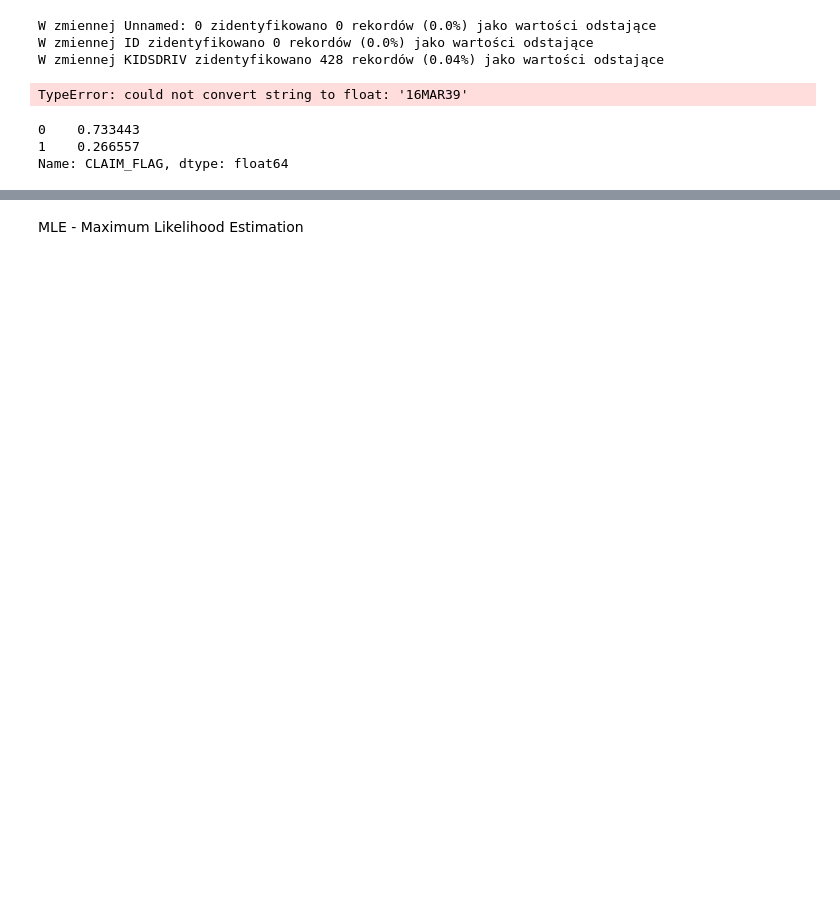
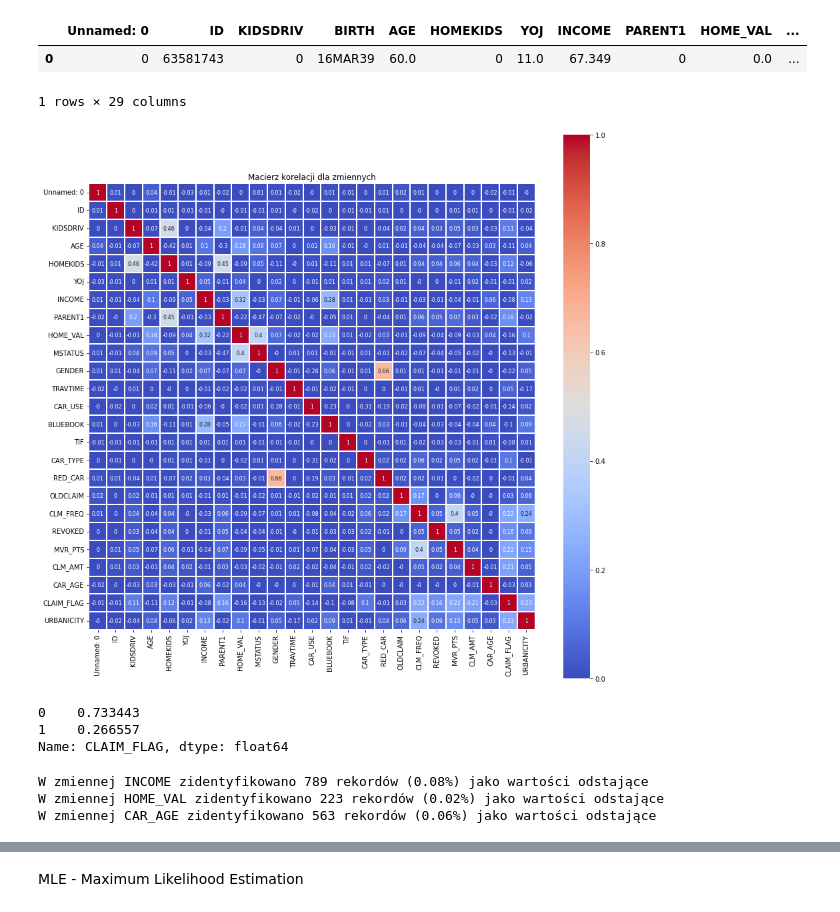
Before and after one commit to DominikMAI/Modele_Parametryczne, a Jupyter notebook: LR_Model_Calibration.ipynb, the cells around one changed output, grey strips where cells are left out. Cells and saved outputs as stored; diff of their text form; code cells hidden in the pictures; blank space fills up the shorter version.

```diff
--- a/LR_Model_Calibration.ipynb
+++ b/LR_Model_Calibration.ipynb
@@ -41,13 +16,7 @@ x_cols = ['INCOME','HOME_VAL',REVOKED	MVR_PTS	CLM_AMT	CAR_AGE	CLAIM_FLAG	URBANIC
-# %%
-for col in df.columns:
-    std = df[col].std()
-    mean = df[col].mean()
-    outliers = (df[col] > ((3 * std) + mean)) | ((mean - (3 * std)) > df[col])
-    print( f"W zmiennej {col} zidentyfikowano {outliers.sum()} rekordów ({round(outliers.sum() / df[col].notna().sum(),2)}%) jako wartości odstające")
-    df['outlier'] = outliers
-    df = df[df['outlier'] == False]
-# %% [output]
-W zmiennej Unnamed: 0 zidentyfikowano 0 rekordów (0.0%) jako wartości odstające
-W zmiennej ID zidentyfikowano 0 rekordów (0.0%) jako wartości odstające
-W zmiennej KIDSDRIV zidentyfikowano 428 rekordów (0.04%) jako wartości odstające
-TypeError: could not convert string to float: '16MAR39'
+# %%
+df = pd.read_csv('./dane/LR_dane_treningowe_testowe.csv')
+df.head(1)
+# %% [output]
+|  | Unnamed: 0 | ID | KIDSDRIV | BIRTH | AGE | HOMEKIDS | YOJ | INCOME | PARENT1 | HOME_VAL | ... |
+| 0 | 0 | 63581743 | 0 | 16MAR39 | 60.0 | 0 | 11.0 | 67.349 | 0 | 0.0 | ... |
+1 rows × 29 columns
@@ -54,3 +38,12 @@ TypeError: could not convert string to float: '16MAR39'
+# %%
+fig=plt.figure(figsize = (15, 15))
+ax1 = fig.add_subplot(111)
+corr = df.iloc[ : , : -1].corr().round(2)
+sns.heatmap(corr, vmin = 0.0, vmax = 1, square=True, linewidths = 0.1, annot = True, annot_kws={"size" : 8}, cmap = "coolwarm")
+plt.title("Macierz korelacji dla zmiennych")
+plt.show()
+# %% [output]
+[figure, added]
 # %%
 w = df['CLAIM_FLAG'].value_counts() / df.shape[0]
 w
@@ -64,0 +60,12 @@ df['sample_weights'][df['CLAIM_FLAG'] == 1] = w[0]
+# %%
+for col in x_cols:
+    std = df[col].std()
+    mean = df[col].mean()
+    outliers = (df[col] > ((2 * std) + mean)) | ((mean - (2 * std)) > df[col])
+    print( f"W zmiennej {col} zidentyfikowano {outliers.sum()} rekordów ({round(outliers.sum() / df[col].notna().sum(),2)}%) jako wartości odstające")
+    df['outlier'] = outliers
+    df = df[df['outlier'] == False]
+# %% [output]
+W zmiennej INCOME zidentyfikowano 789 rekordów (0.08%) jako wartości odstające
+W zmiennej HOME_VAL zidentyfikowano 223 rekordów (0.02%) jako wartości odstające
+W zmiennej CAR_AGE zidentyfikowano 563 rekordów (0.06%) jako wartości odstające
```
Also changed, not shown: parts of 31 cells of this notebook.
